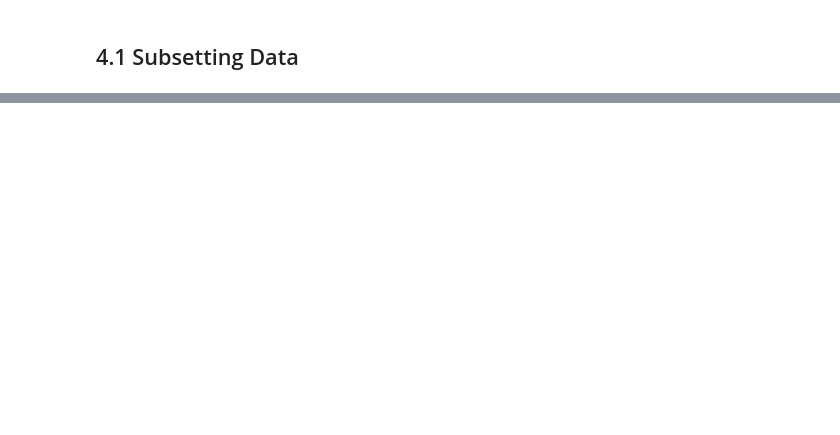
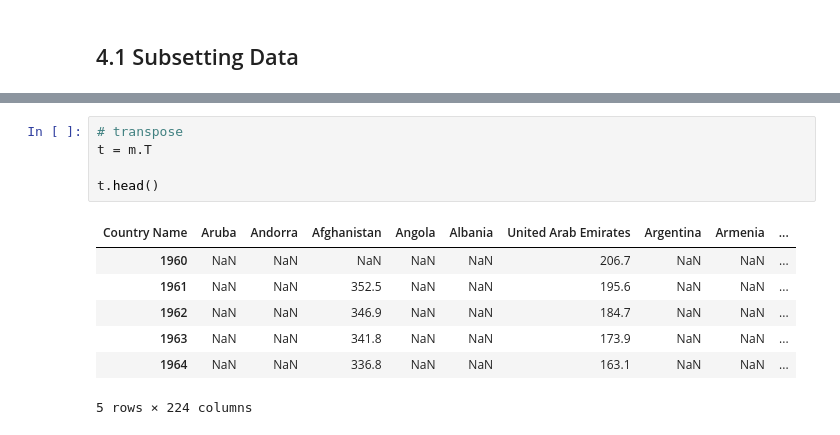
Before and after one commit to r-handsfield/datasciencepython, a Jupyter notebook: pandas_tutorials/2-3_subsetting_data.ipynb, the cells around one changed output, grey strips where cells are left out. Drawn from its saved outputs; the diff is of its cells as text; blank space fills up the shorter version.

```diff
--- a/pandas_tutorials/2-3_subsetting_data.ipynb
+++ b/pandas_tutorials/2-3_subsetting_data.ipynb
@@ -4,0 +107,13 @@ import pandas
+# %%
+# transpose
+t = m.T
+
+t.head()
+# %% [output]
+| Country Name | Aruba | Andorra | Afghanistan | Angola | Albania | United Arab Emirates | Argentina | Armenia | ... |
+| 1960 | NaN | NaN | NaN | NaN | NaN | 206.7 | NaN | NaN | ... |
+| 1961 | NaN | NaN | 352.5 | NaN | NaN | 195.6 | NaN | NaN | ... |
+| 1962 | NaN | NaN | 346.9 | NaN | NaN | 184.7 | NaN | NaN | ... |
+| 1963 | NaN | NaN | 341.8 | NaN | NaN | 173.9 | NaN | NaN | ... |
+| 1964 | NaN | NaN | 336.8 | NaN | NaN | 163.1 | NaN | NaN | ... |
+5 rows × 224 columns
```
Also changed, not shown: parts of 19 cells of this notebook, 1 other file.
